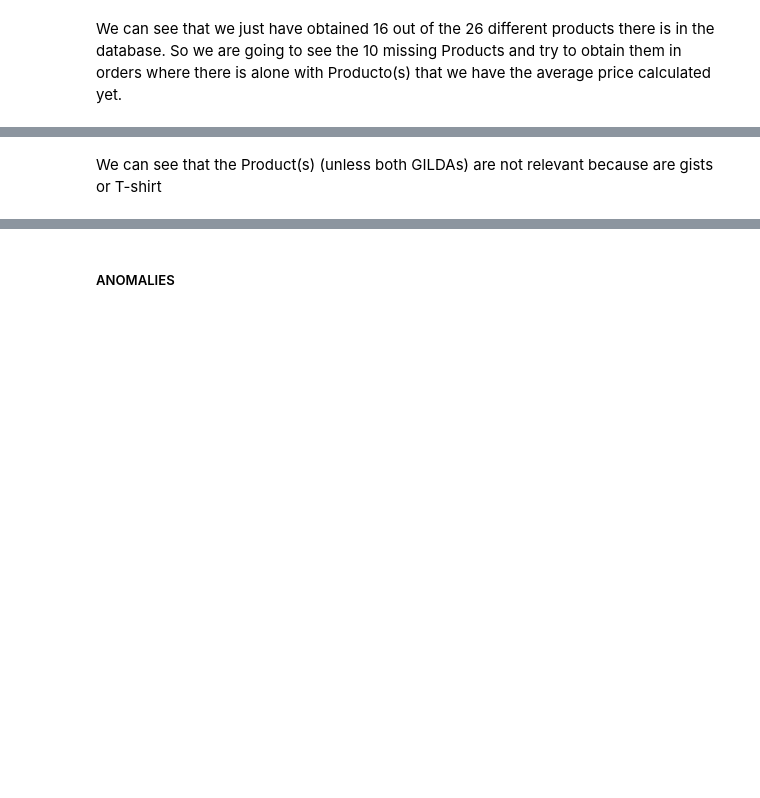
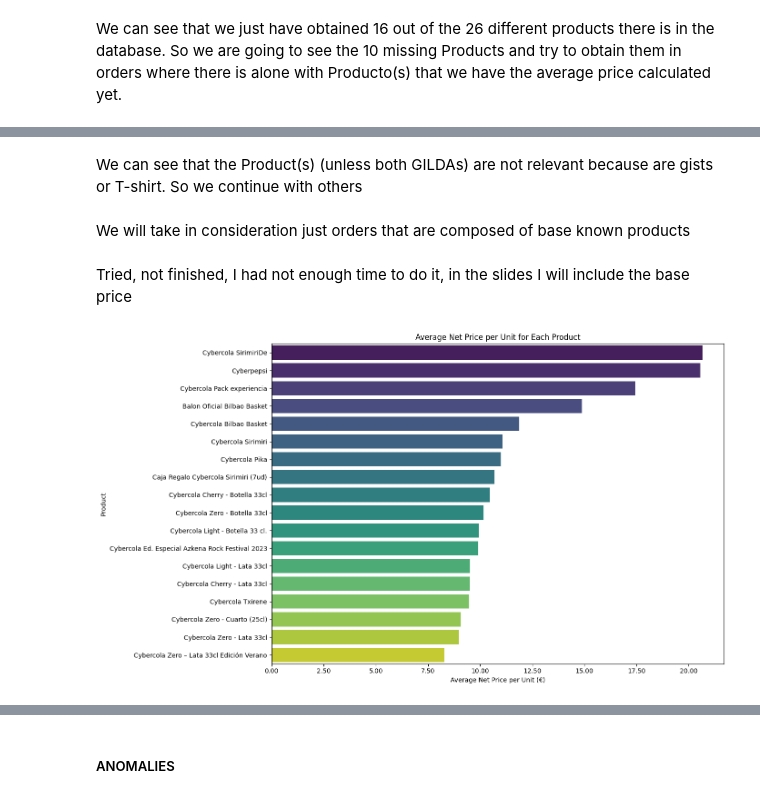
Before and after one commit to enricchust/entrevista_cyberclick, a Jupyter notebook: main.ipynb, the cells around one changed output, grey strips where cells are left out. Saved outputs shown, nothing was run; the diff lists cells and outputs as text; code cells hidden in the pictures; blank space fills up the shorter version.

```diff
--- a/main.ipynb
+++ b/main.ipynb
@@ -628,3 +636,5 @@ Products not appearing in the base price calculation:
 10
 # %% [markdown]
-We can see that the Product(s) (unless both GILDAs) are not relevant because are gists or T-shirt
+We can see that the Product(s) (unless both GILDAs) are not relevant because are gists or T-shirt. So we continue with others
+# %% [markdown]
+We will take in consideration just orders that are composed of base known products
@@ -630,0 +655,20 @@ We can see that the Product(s) (unless both GILDAs) are not relevant because are
+# %% [markdown]
+Tried, not finished, I had not enough time to do it, in the slides I will include the base price
+# %%
+# Sort the DataFrame by 'Net_price_per_unit' in descending order
+product_base_prices_sorted = product_base_prices.sort_values(by='Net_price_per_unit', ascending=False)
+
+# Visualization of Net Price per Unit for each product using Seaborn
+plt.figure(figsize=(14, 8))
+sns.barplot(data=product_base_prices_sorted, x='Net_price_per_unit', y='Cleaned_Product', hue='Cleaned_Product', dodge=False, palette='viridis', legend=False)
+plt.xlabel('Average Net Price per Unit (€)')
+plt.ylabel('Product')
+plt.title('Average Net Price per Unit for Each Product')
+
+# Format x-axis to show prices with two decimal places
+plt.gca().xaxis.set_major_formatter(plt.FuncFormatter(lambda x, _: f'{x:.2f}'))
+
+plt.tight_layout()
+plt.show()
+# %% [output]
+[figure, added]
```
Also changed, not shown: parts of 16 cells of this notebook, 7 other files.
